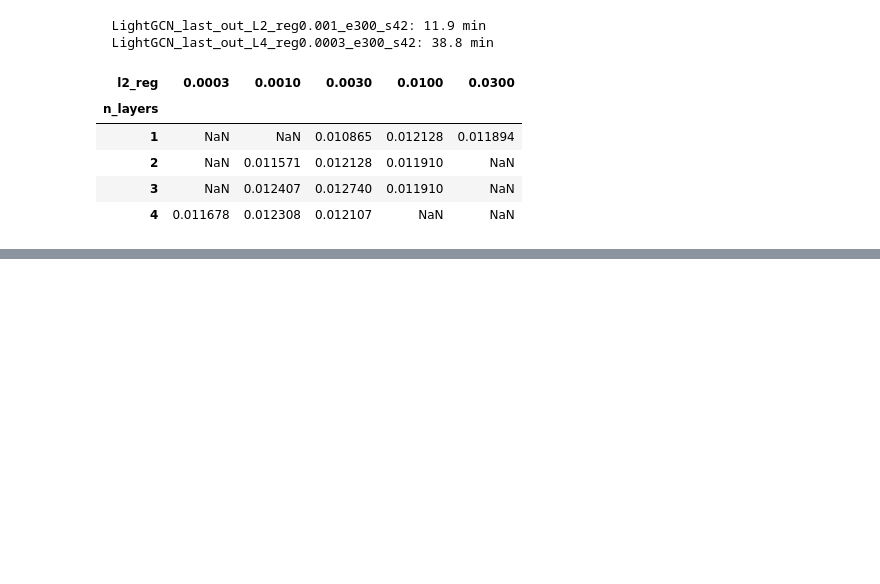
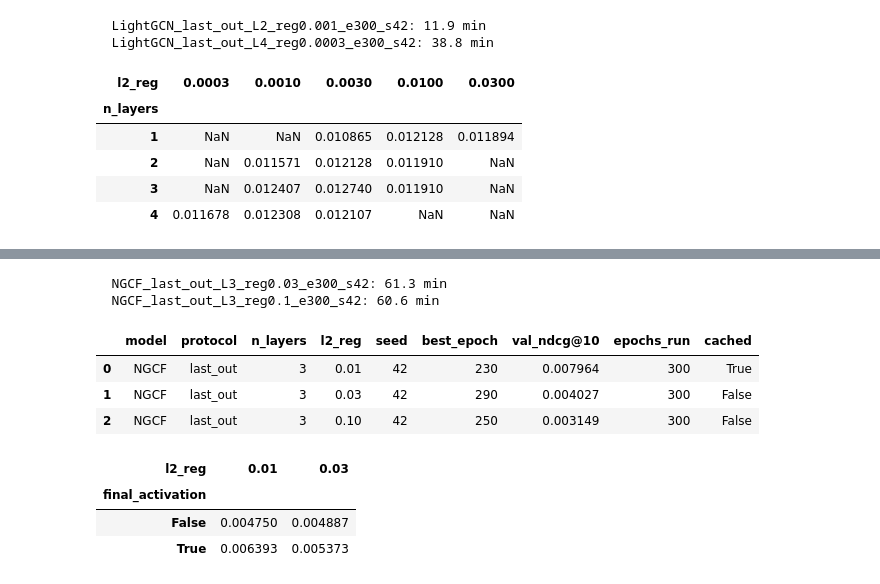
Before and after one commit to ErjonXhani/gnn-recommender-dissertation, a Jupyter notebook: notebooks/10_hyperparameter_tuning.ipynb, the cells around one changed output, grey strips where cells are left out. Drawn from its saved outputs; the diff is of its cells as text; code cells hidden in the pictures; blank space fills up the shorter version.

```diff
--- a/notebooks/10_hyperparameter_tuning.ipynb
+++ b/notebooks/10_hyperparameter_tuning.ipynb
@@ -555,0 +601,26 @@ depth_tuned.pivot(index="n_layers", columns="l2_reg", values="val_ndcg@10")
+# %%
+ngcf_extend = pd.DataFrame([
+    tune_one("NGCF", "last_out", n_layers=3, l2_reg=reg, epochs=300)
+    for reg in [1e-2, 3e-2, 1e-1]
+])
+ngcf_extend
+# %% [output]
+  NGCF_last_out_L3_reg0.03_e300_s42: 61.3 min
+  NGCF_last_out_L3_reg0.1_e300_s42: 60.6 min
+|  | model | protocol | n_layers | l2_reg | seed | best_epoch | val_ndcg@10 | epochs_run | cached |
+| 0 | NGCF | last_out | 3 | 0.01 | 42 | 230 | 0.007964 | 300 | True |
+| 1 | NGCF | last_out | 3 | 0.03 | 42 | 290 | 0.004027 | 300 | False |
+| 2 | NGCF | last_out | 3 | 0.10 | 42 | 250 | 0.003149 | 300 | False |
+# %%
+sage_grid = pd.DataFrame([
+    tune_one("GraphSAGE", "last_out", n_layers=2, l2_reg=reg, epochs=300,
+             normalise_output=False, final_activation=act)
+    for act in [True, False]
+    for reg in [1e-2, 3e-2]
+])
+sage_grid.pivot(index="final_activation", columns="l2_reg", values="val_ndcg@10")
+# %% [output]
+| l2_reg | 0.01 | 0.03 |
+| final_activation |  |  |
+| False | 0.004750 | 0.004887 |
+| True | 0.006393 | 0.005373 |
```
Also changed, not shown: parts of 8 cells of this notebook, 31 other files.
